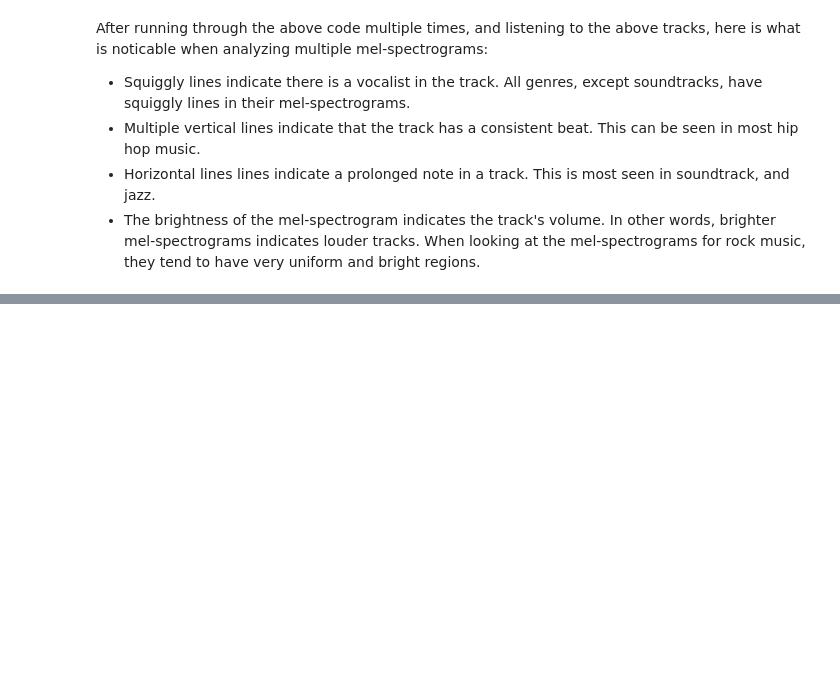
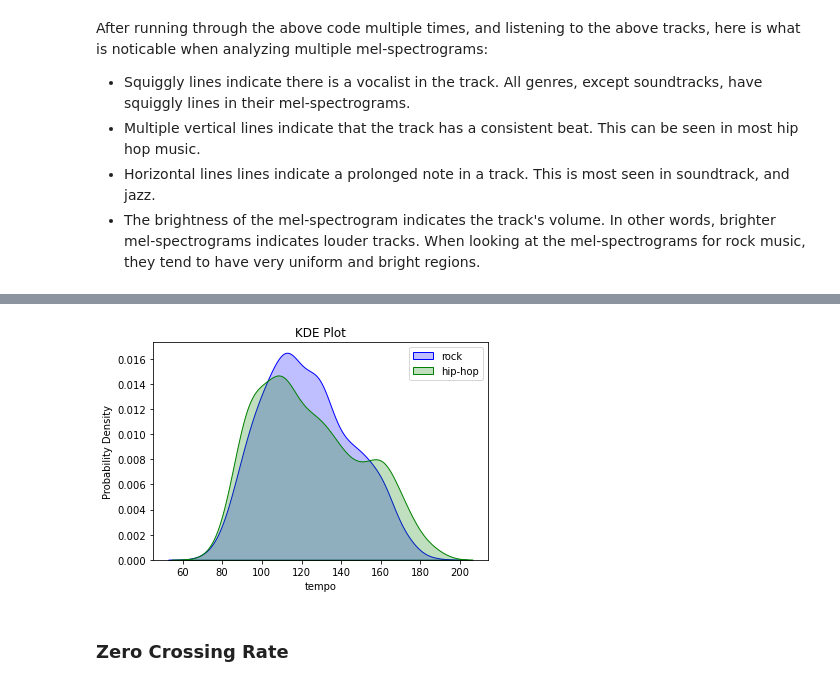
Before and after one commit to xnell90/Music-Genre-Classifier, a Jupyter notebook: data/exploratory_data_analysis.ipynb, the cells around one changed output, grey strips where cells are left out. Cells and saved outputs as stored; diff of their text form; code cells hidden in the pictures; blank space fills up the shorter version.

```diff
--- a/data/exploratory_data_analysis.ipynb
+++ b/data/exploratory_data_analysis.ipynb
@@ -152,0 +217,6 @@ Frequency Domain Features
+# %%
+plot_kde('tempo', ['rock', 'hip-hop'], ['blue', 'green'])
+# %% [output]
+[figure, added]
+# %% [markdown]
+### Zero Crossing Rate
```
Also changed, not shown: parts of 33 cells of this notebook.
